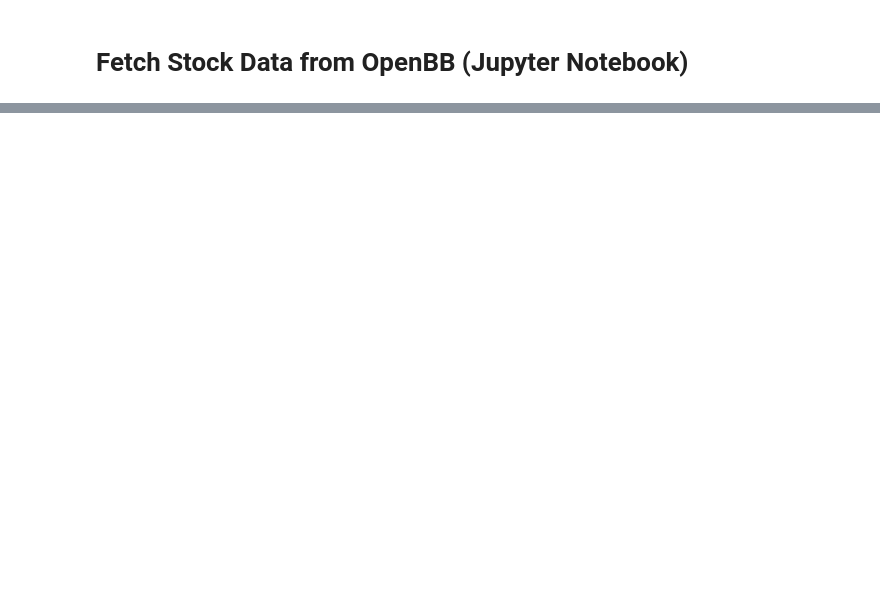
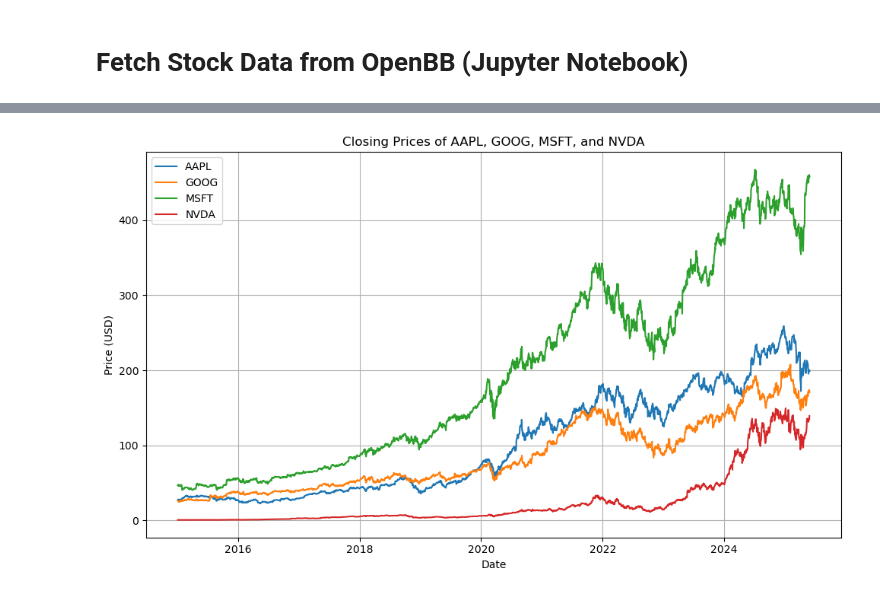
Before and after one commit to zveasy/quant-research, a Jupyter notebook: fetch_stock_data.ipynb, the cells around one changed output, grey strips where cells are left out. Cells and saved outputs as stored; diff of their text form; code cells hidden in the pictures; blank space fills up the shorter version.

Commit message:
Update stock data notebook and remove old notebook

```diff
--- a/fetch_stock_data.ipynb
+++ b/fetch_stock_data.ipynb
@@ -40,8 +60,16 @@ else:
 # %%
-aapl = combined_data[combined_data['Symbol'] == 'AAPL']
-aapl.set_index('date')['close'].plot(title='AAPL Closing Price')
+plt.figure(figsize=(10, 6))
+for symbol in symbols:
+    stock = combined_data[combined_data['Symbol'] == symbol]
+    stock = stock.set_index('date')
+    plt.plot(stock['close'], label=symbol)
+
+plt.title("Closing Prices of AAPL, GOOG, MSFT, and NVDA")
 plt.xlabel("Date")
-plt.ylabel("Price")
+plt.ylabel("Price (USD)")
+plt.legend()
 plt.grid(True)
 plt.tight_layout()
 plt.show()
+# %% [output]
+[figure, added]
```
Also changed, not shown: parts of 4 cells of this notebook.
